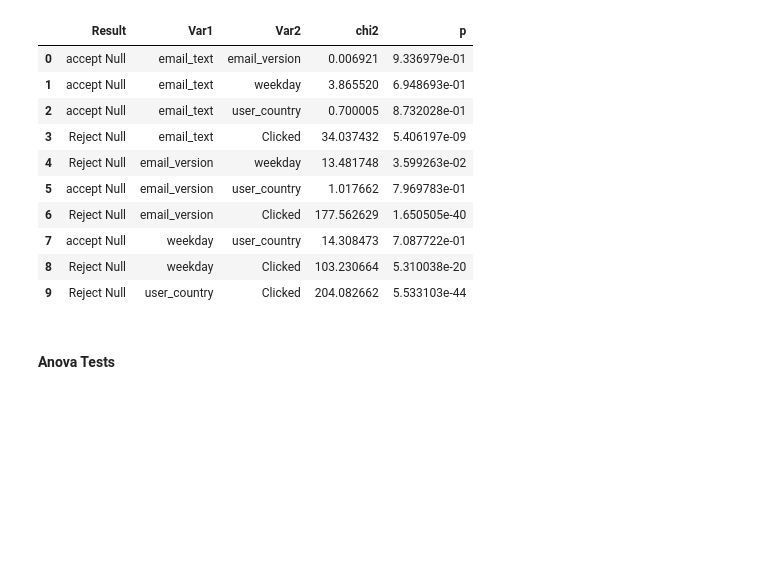
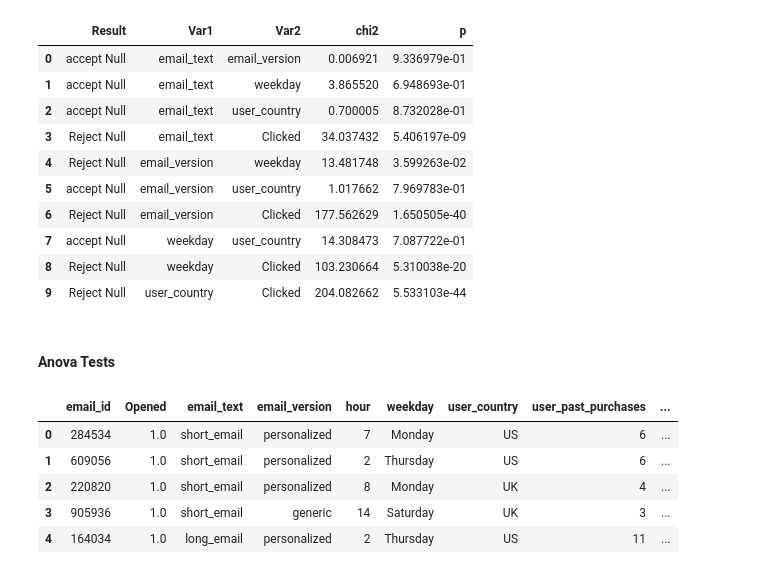
Before and after one commit to dipalira/DS-Challenges, a Jupyter notebook: Email Campaign/Email Marketing Challenge.ipynb, the cells around one changed output. Drawn from its saved outputs; the diff is of its cells as text; code cells hidden in the pictures; blank space fills up the shorter version.

```diff
--- a/Email Campaign/Email Marketing Challenge.ipynb
+++ b/Email Campaign/Email Marketing Challenge.ipynb
@@ -137,6 +137,15 @@ Chi_result
 | 9 | Reject Null | user_country | Clicked | 204.082662 | 5.533103e-44 |
 # %% [markdown]
 #### Anova Tests
+# %%
+df.head()
+# %% [output]
+|  | email_id | Opened | email_text | email_version | hour | weekday | user_country | user_past_purchases | ... |
+| 0 | 284534 | 1.0 | short_email | personalized | 7 | Monday | US | 6 | ... |
+| 1 | 609056 | 1.0 | short_email | personalized | 2 | Thursday | US | 6 | ... |
+| 2 | 220820 | 1.0 | short_email | personalized | 8 | Monday | UK | 4 | ... |
+| 3 | 905936 | 1.0 | short_email | generic | 14 | Saturday | UK | 3 | ... |
+| 4 | 164034 | 1.0 | long_email | personalized | 2 | Thursday | US | 11 | ... |
 # %%
 fig, (ax1, ax2) = plt.subplots(ncols=2, sharey=True)
 fig.set_size_inches(6, 6)
```
Also changed, not shown: parts of 2 cells of this notebook.
